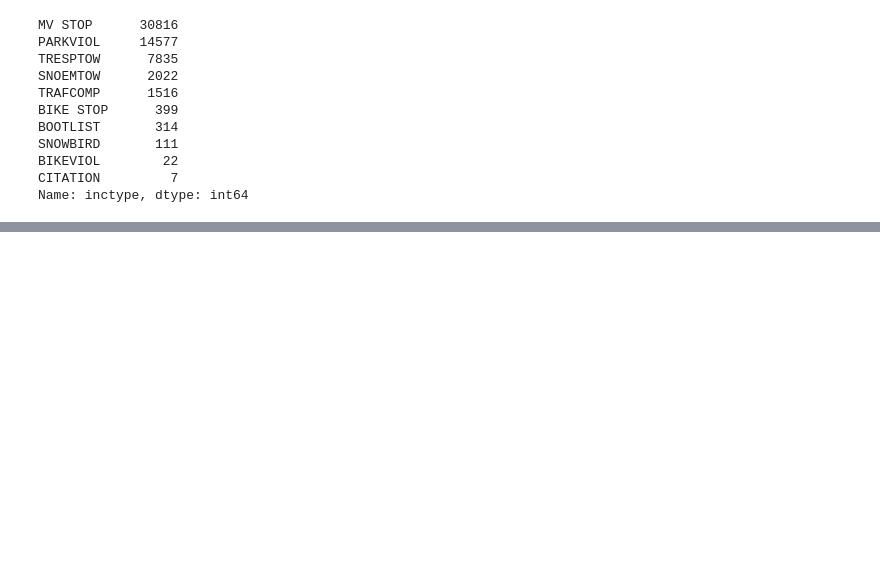
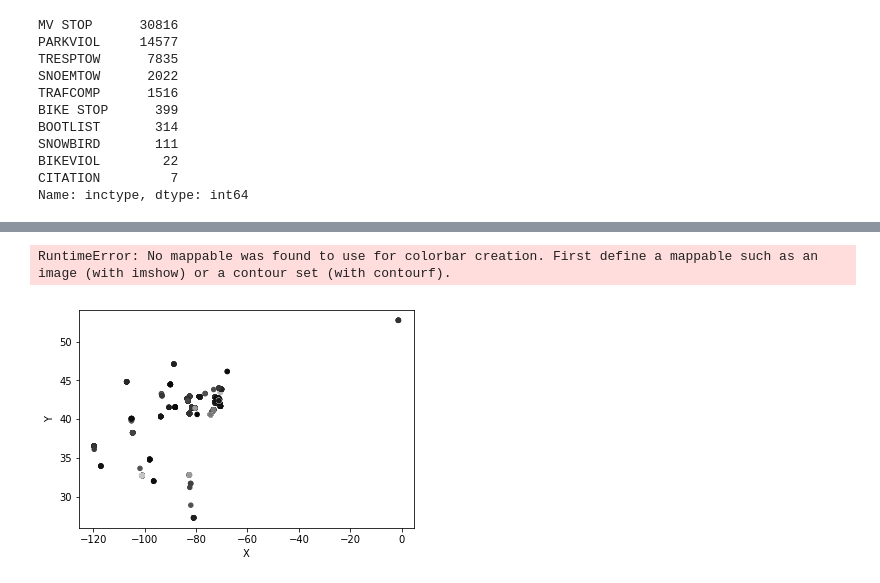
Before and after one commit to jnj16180340/SomervilleParking, a Jupyter notebook: SomervilleParking.ipynb, the cells around one changed output, grey strips where cells are left out. Cells and saved outputs as stored; diff of their text form; code cells hidden in the pictures; blank space fills up the shorter version.

```diff
--- a/SomervilleParking.ipynb
+++ b/SomervilleParking.ipynb
@@ -85,0 +98,6 @@ plt.gcf().set_size_inches(25,25)
+# %%
+df.plot(x='X',y='Y',kind='scatter', c=df.index)
+plt.colorbar()
+# %% [output]
+RuntimeError: No mappable was found to use for colorbar creation. First define a mappable such as an image (with imshow) or a contour set (with contourf).
+[figure, added]
```
Also changed, not shown: parts of 7 cells of this notebook, 17 other files.
